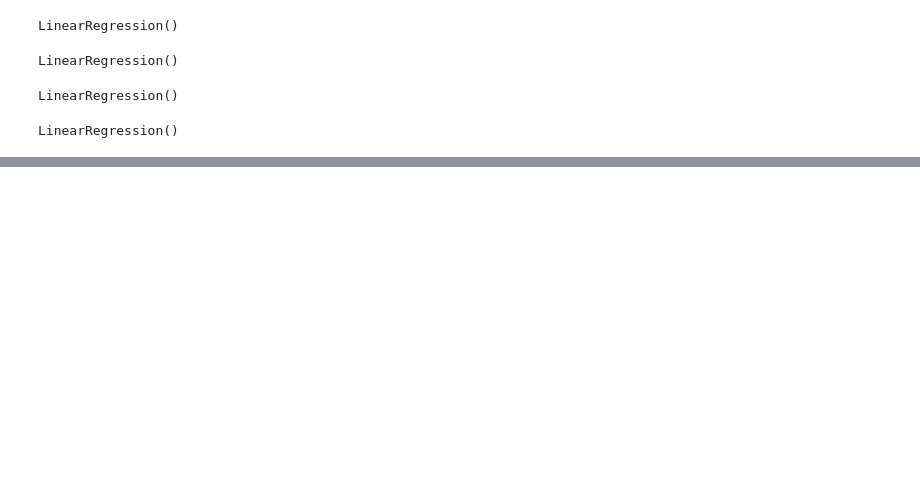
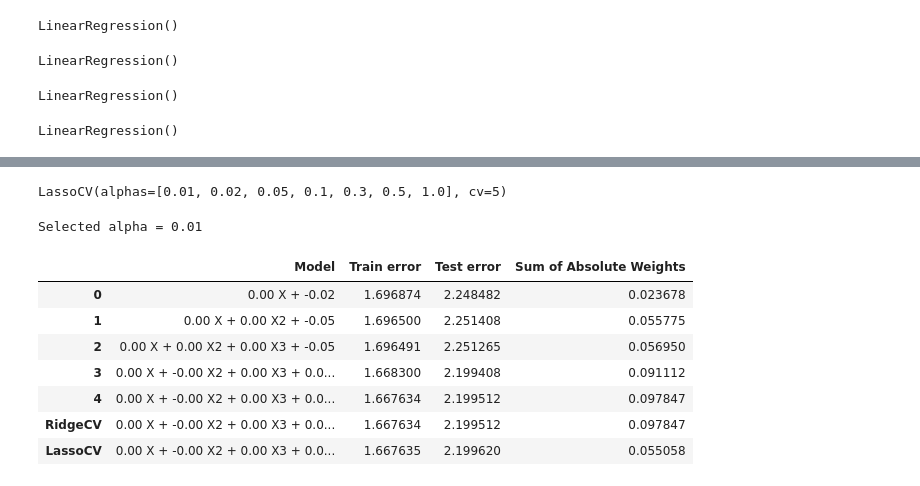
Before and after one commit to INFO-523-Exercises/hw-04-Shakir-Ahmed, a Jupyter notebook: hw-04.ipynb, the cells around one changed output, grey strips where cells are left out. Drawn from its saved outputs; the diff is of its cells as text; code cells hidden in the pictures; blank space fills up the shorter version.

```diff
--- a/hw-04.ipynb
+++ b/hw-04.ipynb
@@ -351,0 +495,3 @@ results
+# %%
+ridge_results = pd.DataFrame([values6], columns=columns, index=['RidgeCV'])
+pd.concat([results, ridge_results])
@@ -351,0 +506,38 @@ results
+# %%
+lasso = linear_model.LassoCV(cv=5, alphas=[0.01, 0.02, 0.05, 0.1, 0.3, 0.5, 1.0])
+lasso.fit(X_train5, y_train.values.reshape(y_train.shape[0]))
+# %% [output]
+LassoCV(alphas=[0.01, 0.02, 0.05, 0.1, 0.3, 0.5, 1.0], cv=5)
+# %%
+# Predictions on the training set using Lasso regression
+y_pred_train_lasso = lasso.predict(X_train5)
+
+# Predictions on the test set using Lasso regression
+y_pred_test_lasso = lasso.predict(X_test5)
+
+# Model representation with coefficients and intercept
+model7 = "%.2f X + %.2f X2 + %.2f X3 + %.2f X4 + %.2f X5 + %.2f" % (lasso.coef_[0],
+                                        lasso.coef_[1], lasso.coef_[2],
+                                        lasso.coef_[3], lasso.coef_[4], lasso.intercept_)
+
+# Evaluation metrics for the Lasso model on the training and test sets
+values7 = [ model7, np.sqrt(mean_squared_error(y_train, y_pred_train_lasso)),
+           np.sqrt(mean_squared_error(y_test, y_pred_test_lasso)),
+           np.absolute(lasso.coef_[0]).sum() + np.absolute(lasso.intercept_)]
+
+# Print the selected alpha value for Lasso regularization
+print("Selected alpha = %.2f" % lasso.alpha_)
+# %% [output]
+Selected alpha = 0.01
+# %%
+lasso_results = pd.DataFrame([values7], columns=columns, index=['LassoCV'])
+pd.concat([results, ridge_results, lasso_results])
+# %% [output]
+|  | Model | Train error | Test error | Sum of Absolute Weights |
+| 0 | 0.00 X + -0.02 | 1.696874 | 2.248482 | 0.023678 |
+| 1 | 0.00 X + 0.00 X2 + -0.05 | 1.696500 | 2.251408 | 0.055775 |
+| 2 | 0.00 X + 0.00 X2 + 0.00 X3 + -0.05 | 1.696491 | 2.251265 | 0.056950 |
+| 3 | 0.00 X + -0.00 X2 + 0.00 X3 + 0.0... | 1.668300 | 2.199408 | 0.091112 |
+| 4 | 0.00 X + -0.00 X2 + 0.00 X3 + 0.0... | 1.667634 | 2.199512 | 0.097847 |
+| RidgeCV | 0.00 X + -0.00 X2 + 0.00 X3 + 0.0... | 1.667634 | 2.199512 | 0.097847 |
+| LassoCV | 0.00 X + -0.00 X2 + 0.00 X3 + 0.0... | 1.667635 | 2.199620 | 0.055058 |
```
Also changed, not shown: parts of 21 cells of this notebook.
